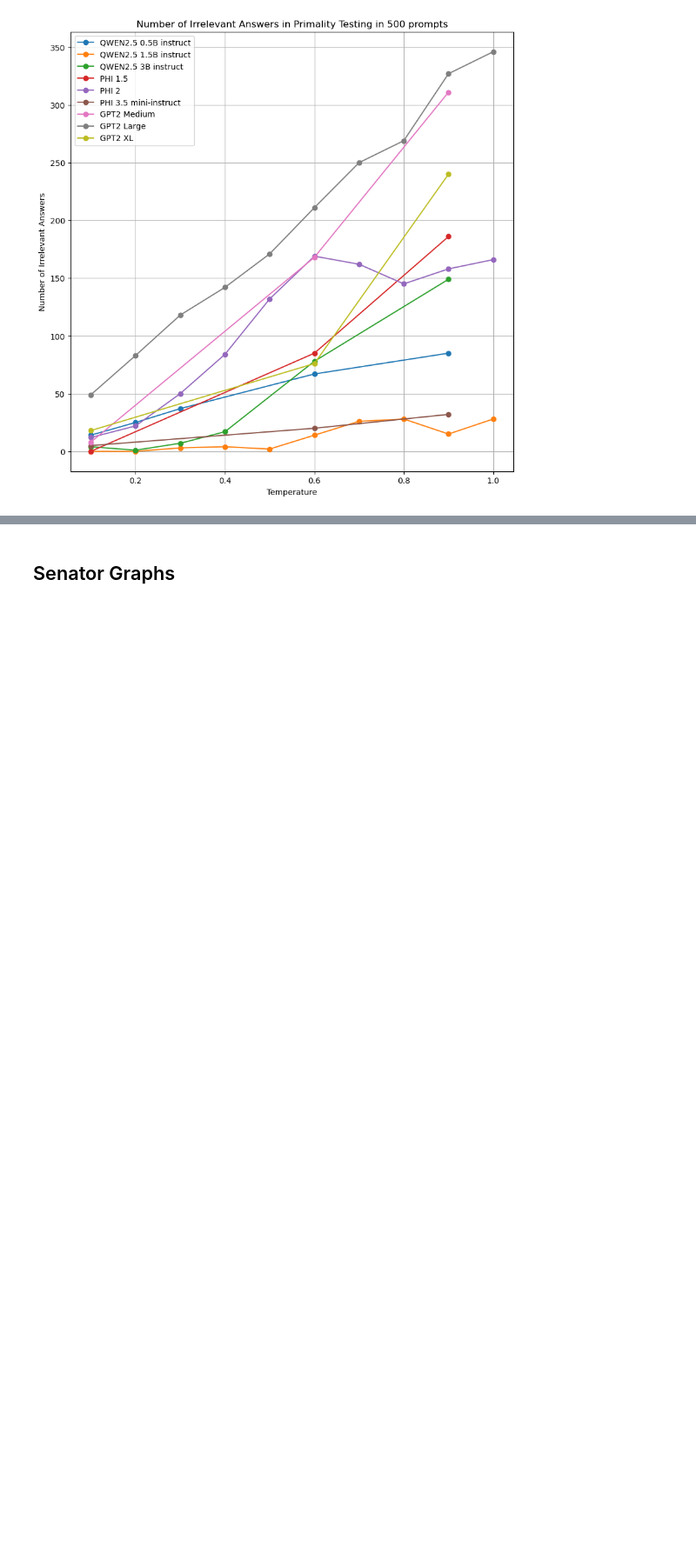
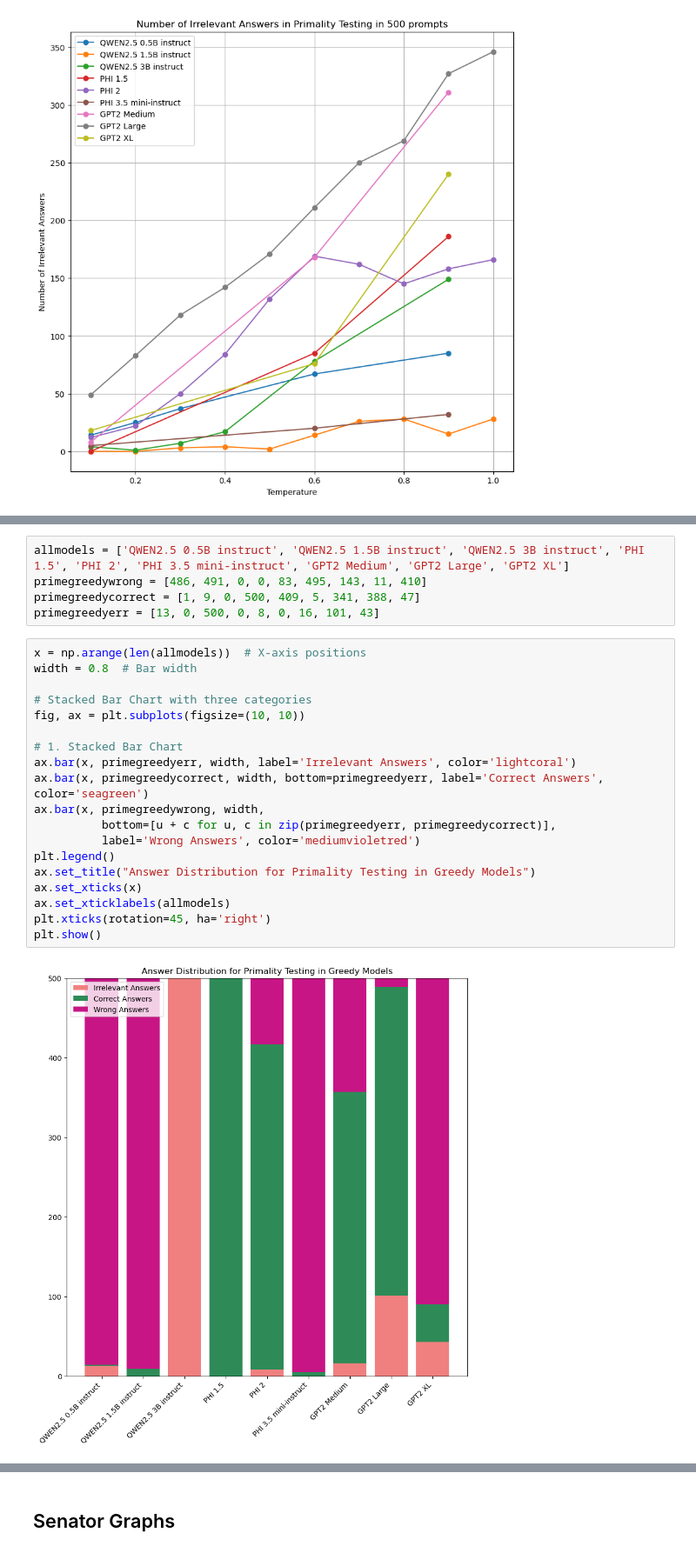
Before and after one commit to czcz7/COMP767_FP, a Jupyter notebook: TestRun.ipynb, the cells around one changed output, grey strips where cells are left out. Shown at 87% size. Cells and saved outputs as stored; diff of their text form; blank space fills up the shorter version.

```diff
--- a/TestRun.ipynb
+++ b/TestRun.ipynb
@@ -135,2 +133,28 @@ plt.show()
+# %%
+allmodels = ['QWEN2.5 0.5B instruct', 'QWEN2.5 1.5B instruct', 'QWEN2.5 3B instruct', 'PHI 1.5', 'PHI 2', 'PHI 3.5 mini-instruct', 'GPT2 Medium', 'GPT2 Large', 'GPT2 XL']
+primegreedywrong = [486, 491, 0, 0, 83, 495, 143, 11, 410]
+primegreedycorrect = [1, 9, 0, 500, 409, 5, 341, 388, 47]
+primegreedyerr = [13, 0, 500, 0, 8, 0, 16, 101, 43]
+# %%
+x = np.arange(len(allmodels))  # X-axis positions
+width = 0.8  # Bar width
+
+# Stacked Bar Chart with three categories
+fig, ax = plt.subplots(figsize=(10, 10))
+
+# 1. Stacked Bar Chart
+ax.bar(x, primegreedyerr, width, label='Irrelevant Answers', color='lightcoral')
+ax.bar(x, primegreedycorrect, width, bottom=primegreedyerr, label='Correct Answers', color='seagreen')
+ax.bar(x, primegreedywrong, width,
+          bottom=[u + c for u, c in zip(primegreedyerr, primegreedycorrect)],
+          label='Wrong Answers', color='mediumvioletred')
+plt.legend()
+ax.set_title("Answer Distribution for Primality Testing in Greedy Models")
+ax.set_xticks(x)
+ax.set_xticklabels(allmodels)
+plt.xticks(rotation=45, ha='right')
+plt.show()
+# %% [output]
+[figure, added]
 # %%
 # Load the JSON data from the uploaded file
```
Also changed, not shown: parts of 38 cells of this notebook, 1 other file.
